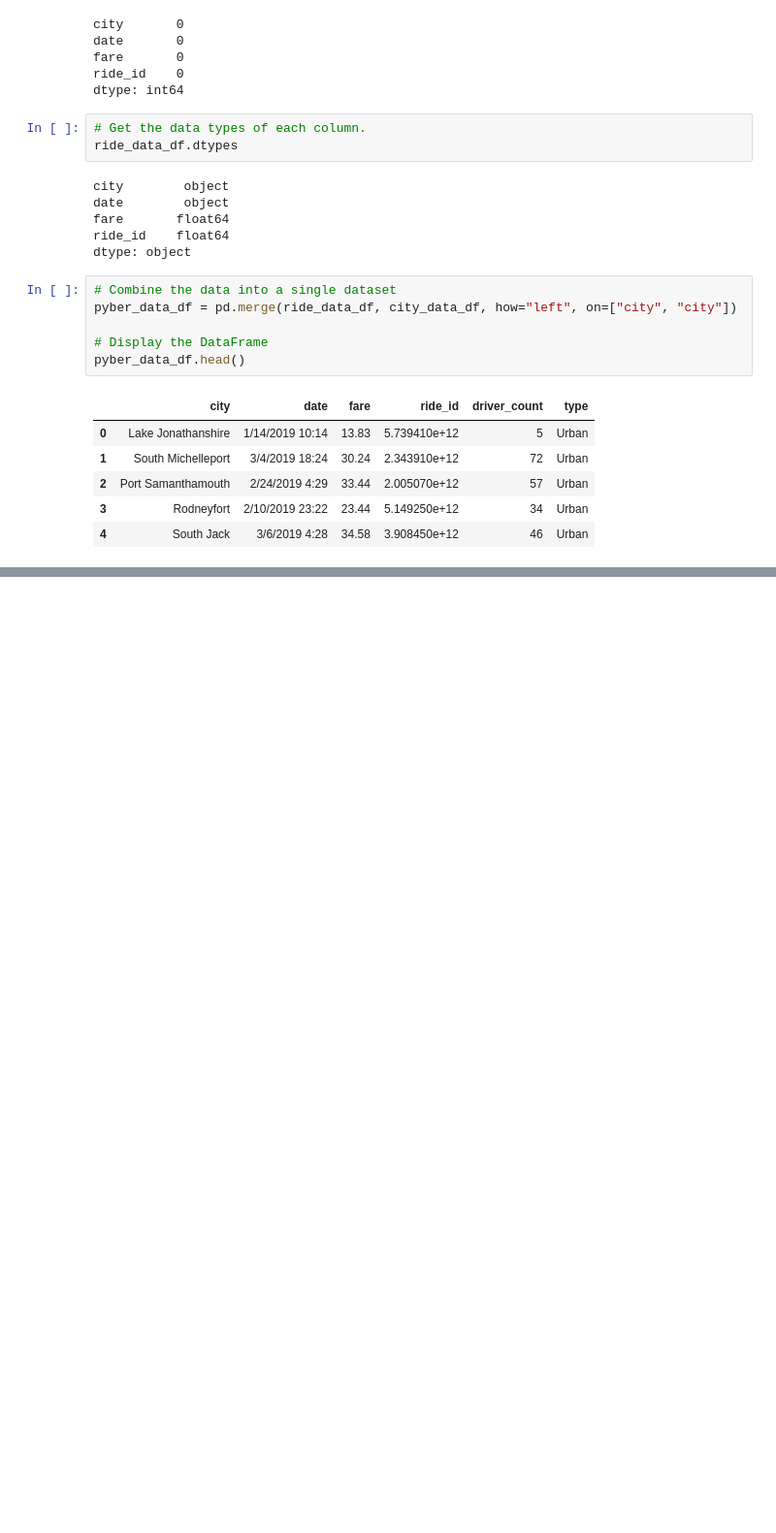
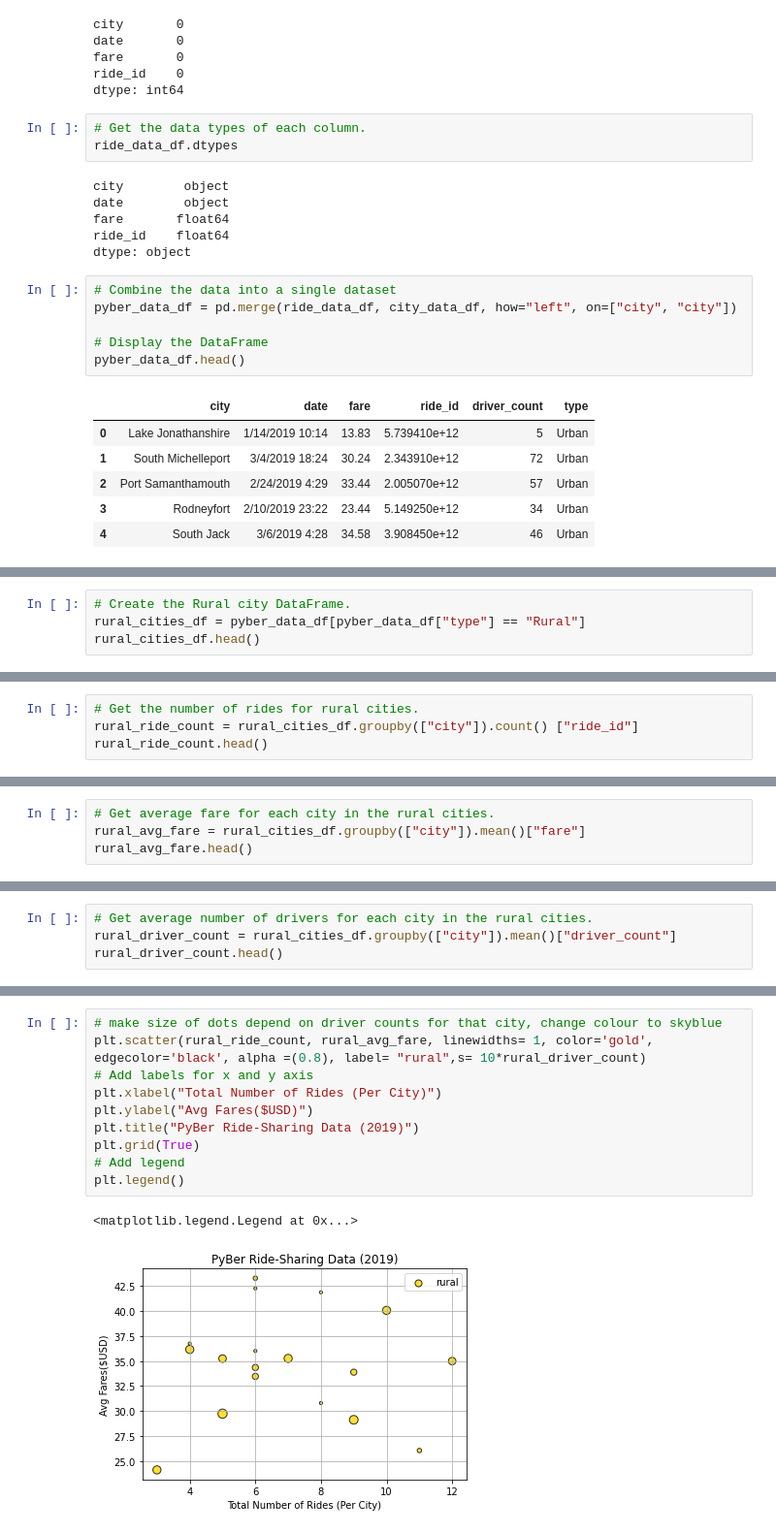
Before and after one commit to umasivakumar232/PyBer_Analysis, a Jupyter notebook: PyBer.ipynb, the cells around one changed output, grey strips where cells are left out. Shown at 97% size. Drawn from its saved outputs; the diff is of its cells as text; blank space fills up the shorter version.

```diff
--- a/PyBer.ipynb
+++ b/PyBer.ipynb
@@ -126,0 +149,4 @@ pyber_data_df.head()
+# %%
+# Create the Rural city DataFrame.
+rural_cities_df = pyber_data_df[pyber_data_df["type"] == "Rural"]
+rural_cities_df.head()
@@ -126,0 +184,4 @@ pyber_data_df.head()
+# %%
+# Get the number of rides for rural cities.
+rural_ride_count = rural_cities_df.groupby(["city"]).count() ["ride_id"]
+rural_ride_count.head()
@@ -126,0 +220,4 @@ pyber_data_df.head()
+# %%
+# Get average fare for each city in the rural cities.
+rural_avg_fare = rural_cities_df.groupby(["city"]).mean()["fare"]
+rural_avg_fare.head()
@@ -126,0 +256,4 @@ pyber_data_df.head()
+# %%
+# Get average number of drivers for each city in the rural cities.
+rural_driver_count = rural_cities_df.groupby(["city"]).mean()["driver_count"]
+rural_driver_count.head()
@@ -126,0 +300,13 @@ pyber_data_df.head()
+# %%
+# make size of dots depend on driver counts for that city, change colour to skyblue
+plt.scatter(rural_ride_count, rural_avg_fare, linewidths= 1, color='gold', edgecolor='black', alpha =(0.8), label= "rural",s= 10*rural_driver_count)
+# Add labels for x and y axis
+plt.xlabel("Total Number of Rides (Per City)")
+plt.ylabel("Avg Fares($USD)")
+plt.title("PyBer Ride-Sharing Data (2019)")
+plt.grid(True)
+# Add legend
+plt.legend()
+# %% [output]
+<matplotlib.legend.Legend at 0x...>
+[figure, added]
```
Also changed, not shown: parts of 16 cells of this notebook.
